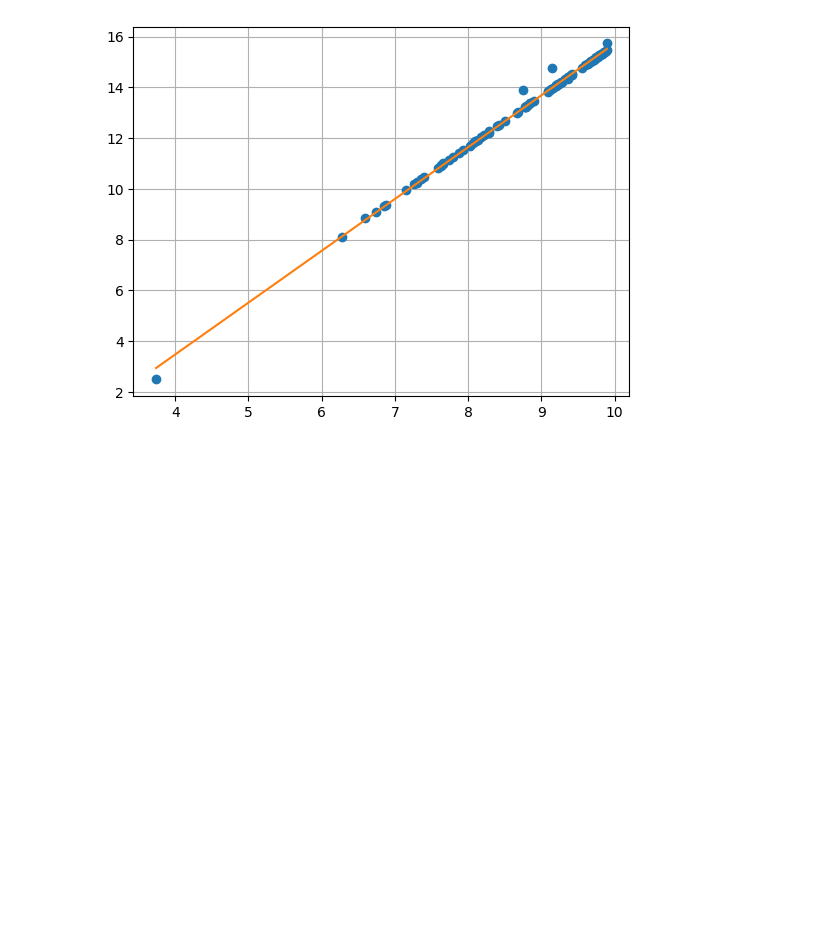
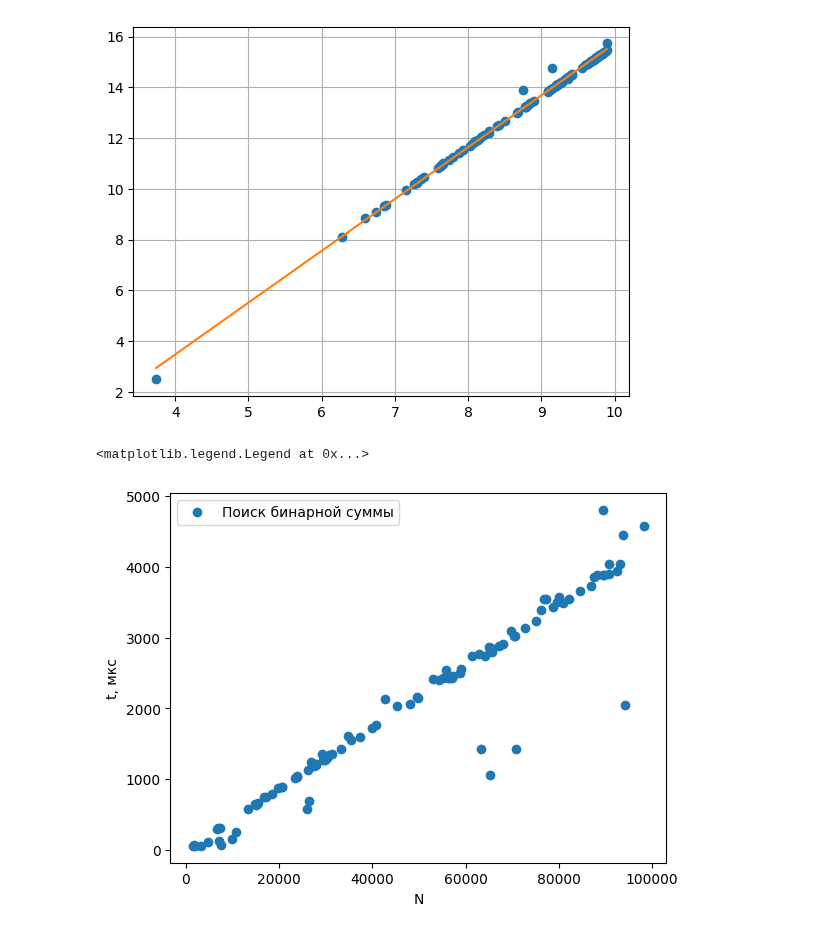
Before and after one commit to RedBrean/term2, a Jupyter notebook: cppLabs/python.ipynb, the cells around one changed output. Cells and saved outputs as stored; diff of their text form; code cells hidden in the pictures; blank space fills up the shorter version.

Commit message:
sum_poisk_bin

```diff
--- a/cppLabs/python.ipynb
+++ b/cppLabs/python.ipynb
@@ -289,3 +289,12 @@ k, b = linearcalc(np.log(data_sum["N"]), np.log(data_sum["t"]), 10)
 # %% [output]
 k, b = $2.043 \pm 0.012$ $-4.70 \pm 0.10$
 [figure]
+# %%
+plt.xlabel("N")
+plt.ylabel("t, мкс")
+data_sum_bin= pd.read_csv("sum_poisk_bin.csv")
+plt.plot(data_sum_bin["N"], data_sum_bin["t"], "o", label = "Поиск бинарной суммы")
+plt.legend()
+# %% [output]
+<matplotlib.legend.Legend at 0x...>
+[figure, added]
```
Also changed, not shown: 6 other files.
